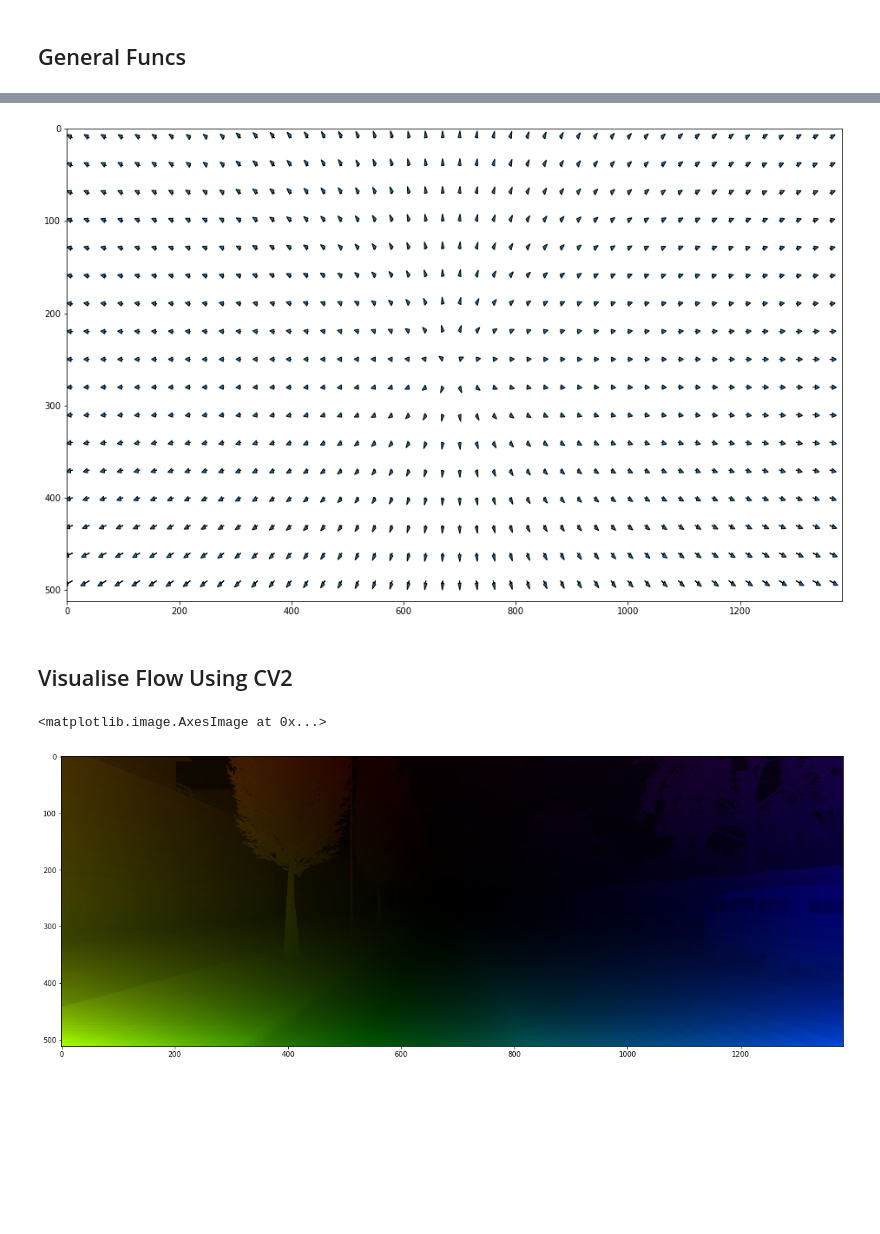
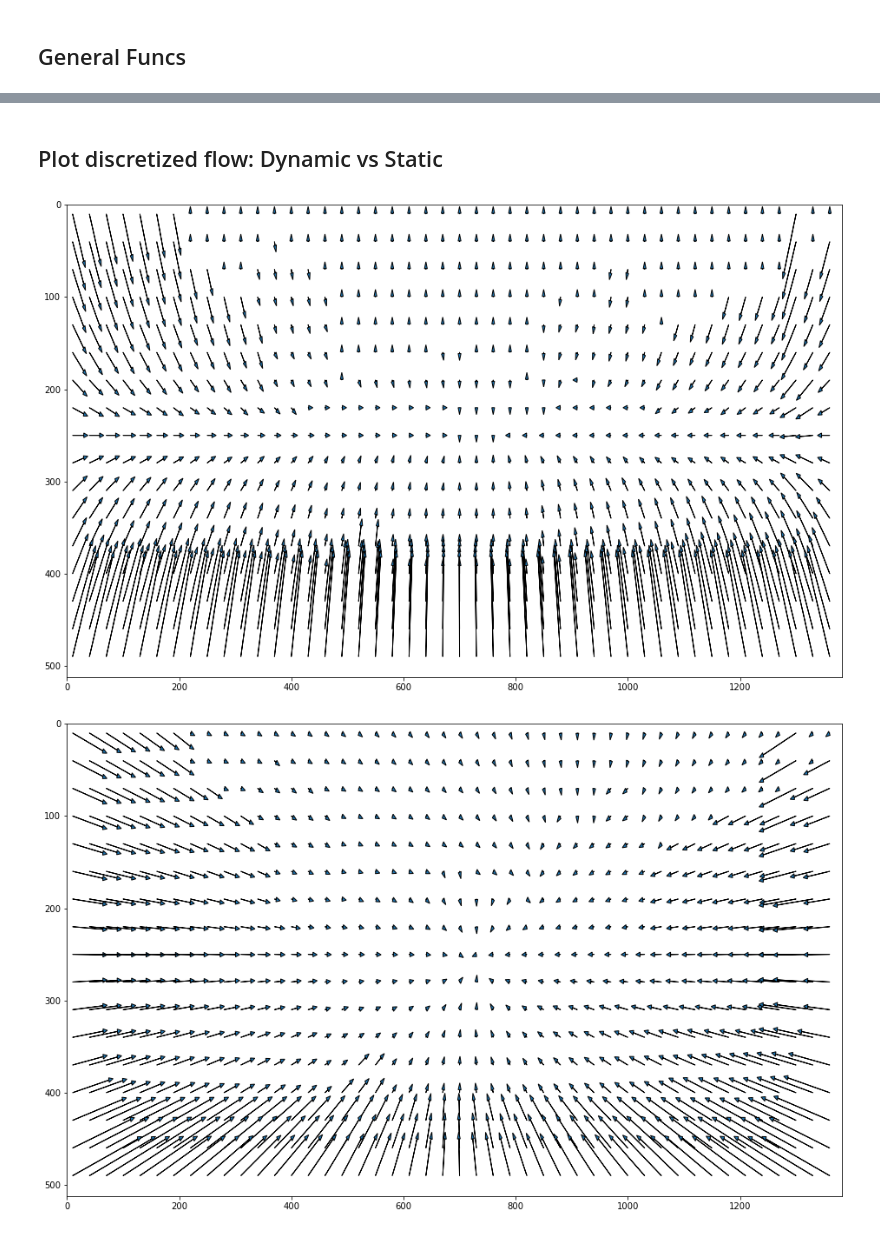
Before and after one commit to jonasdieker/motion_segmentation, a Jupyter notebook: unsupervised/static_scene_flow.ipynb, the cells around one changed output, grey strips where cells are left out. Drawn from its saved outputs; the diff is of its cells as text; code cells hidden in the pictures; blank space fills up the shorter version.

Commit message:
change static flow from forward to backward flow

```diff
--- a/unsupervised/static_scene_flow.ipynb
+++ b/unsupervised/static_scene_flow.ipynb
@@ -46,8 +50,6 @@ plot_pair(images[first_image_idx], images[first_image_idx+offset])
 depth0 = plt.imread(depths[first_image_idx])
 depth1 = plt.imread(depths[first_image_idx+offset])
 plot_pair(depths[first_image_idx], depths[first_image_idx+offset])
-print(depths[first_image_idx])
-print(depth0.shape)
-# plt.figure(figsize=(30,15))
-# plt.imshow(depth0)
+
+depth1 = read_depth(depths[first_image_idx+offset])
 # %% [output]
@@ -183,0 +208,8 @@ opt_flow = get_flow(depth0, 1382, 512, trs)
+# %%
+backward_static_flow_path = images[first_image_idx+offset].split("/")
+backward_static_flow_path[-2] = "opt_flow"
+backward_static_flow_path = "/".join(backward_static_flow_path)
+backward_static_flow_path = backward_static_flow_path.split(".")[0] + ".pkl"
+print(backward_static_flow_path)
+backward_static_flow = np.load(backward_static_flow_path)
+vis_flow(backward_static_flow)
@@ -184,39 +219,24 @@ opt_flow = get_flow(depth0, 1382, 512, trs)
+# %% [markdown]
+## Plot discretized flow: Dynamic vs Static
 # %%
-#Visualization of flow vectors
-fig = plt.figure(figsize = (16,10))
-# plt.xlim(0,512)
-plt.xlim(0,1382)
-plt.ylim(0,512)
-plt.gca().invert_yaxis()
+def plot_sparse_vecs(flow):
+    #Visualization of flow vectors
+    fig = plt.figure(figsize = (16,10))
+    # plt.xlim(0,512)
+    plt.xlim(0,1382)
+    plt.ylim(0,512)
+    plt.gca().invert_yaxis()
 
-disc_step = 30
-of_offset = 10
+    disc_step = 30
+    of_offset = 10
 
-for i in range(of_offset, opt_flow.shape[0]-of_offset, disc_step):
-    for j in range(of_offset,opt_flow.shape[1]-of_offset, disc_step):
-        plt.arrow(j,i,opt_flow[i,j,0], opt_flow[i,j,1], head_width=5)
-fig.show()
+    for i in range(of_offset, flow.shape[0]-of_offset, disc_step):
+        for j in range(of_offset,flow.shape[1]-of_offset, disc_step):
+            plt.arrow(j,i,flow[i,j,0], flow[i,j,1], head_width=5)
+    fig.show()
+
+plot_sparse_vecs(backward_static_flow)
+plot_sparse_vecs(flow)
 # %% [output]
-[figure, old version]
+[figure, new version]
+[figure, added]
-# %% [markdown]
-## Visualise Flow Using CV2
-# %%
-# Taken from: https://learnopencv.com/optical-flow-in-opencv/
-
-# create HSV & make Value a constant
-hsv = np.zeros((512,1382,3))
-hsv[:,:,1] = 255
-
-# Encoding: convert the algorithm's output into Polar coordinate
-opt_flow_reshaped = opt_flow.reshape((512,1382,-1))
-mag, ang = cv2.cartToPolar(opt_flow_reshaped[...,0], opt_flow_reshaped[...,1])
-# Use Hue and Value to encode the Optical Flow
-hsv[:,:, 0] = ang * 180 / np.pi / 2
-hsv[:,:, 2] = cv2.normalize(mag, None, 0, 255, cv2.NORM_MINMAX)
-# Convert HSV image into BGR for demo
-bgr = cv2.cvtColor(hsv.astype(np.uint8), cv2.COLOR_HSV2BGR)
-plt.figure(figsize=(20,10))
-plt.imshow(bgr)
-# %% [output]
-<matplotlib.image.AxesImage at 0x...>
-[figure, removed]
```
Also changed, not shown: parts of 11 cells of this notebook, 1 other file.
